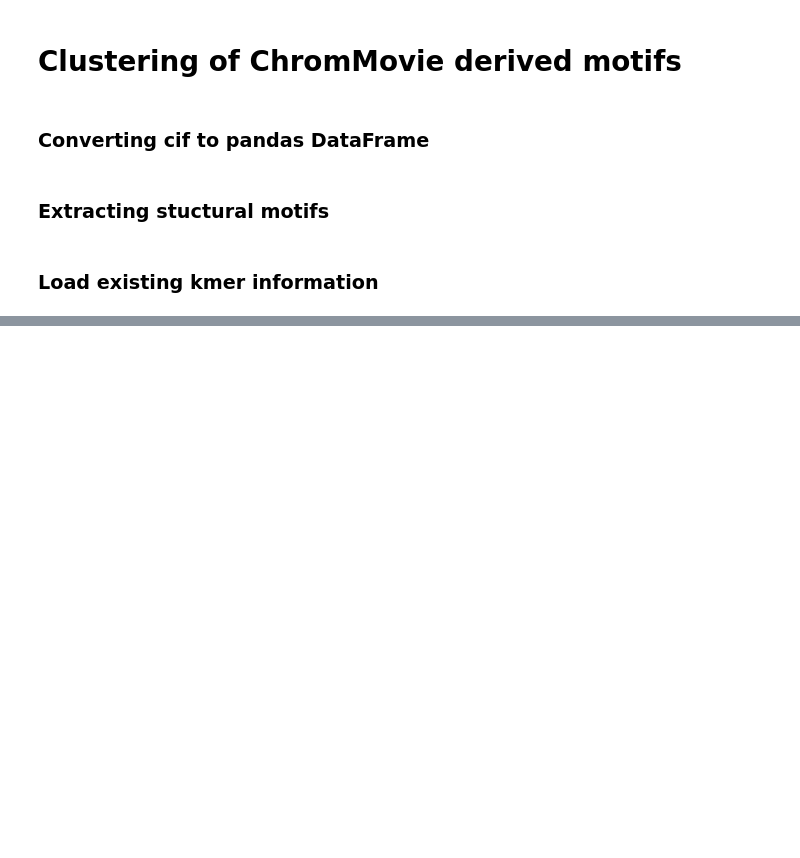
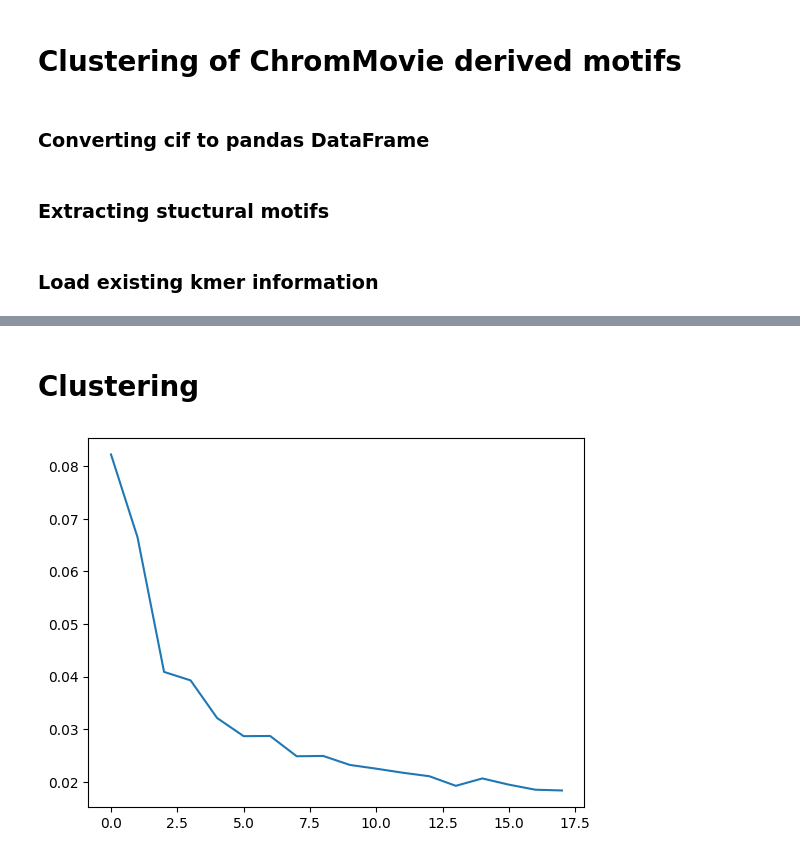
Before and after one commit to SFGLab/Team8_PhaseSpecific_Chromatin_Changes, a Jupyter notebook: 3D_models_structure_clustering.ipynb, the cells around one changed output, grey strips where cells are left out. Saved outputs shown, nothing was run; the diff lists cells and outputs as text; code cells hidden in the pictures; blank space fills up the shorter version.

```diff
--- a/3D_models_structure_clustering.ipynb
+++ b/3D_models_structure_clustering.ipynb
@@ -170,0 +239,2 @@ plt.show()
+# %% [markdown]
+# Clustering
@@ -170,0 +247,14 @@ plt.show()
+# %%
+# scaler = StandardScaler()
+# data_scaled = scaler.fit_transform(kmers)
+data_scaled = kmers
+# %%
+scores = []
+for n_clusters in tqdm(range(2,20)):
+    kmeans = KMeans(n_clusters=n_clusters, random_state=42)
+    labels = kmeans.fit_predict(data_scaled)
+    scores.append(silhouette_score(data_scaled, labels))
+plt.plot(scores)
+plt.show()
+# %% [output]
+[figure, added]
```
Also changed, not shown: parts of 20 cells of this notebook.
